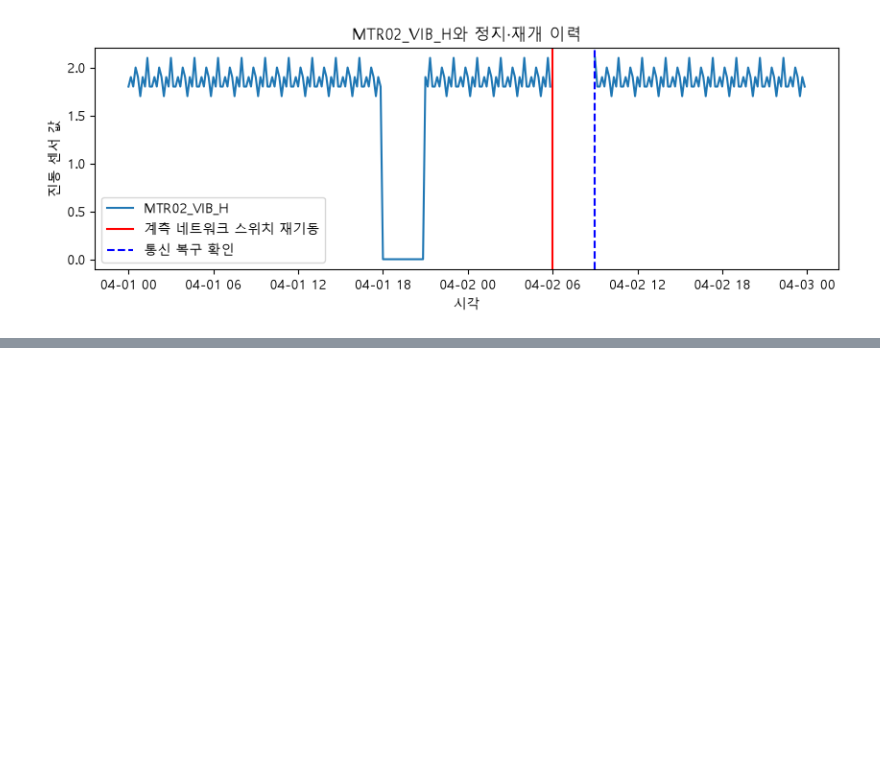
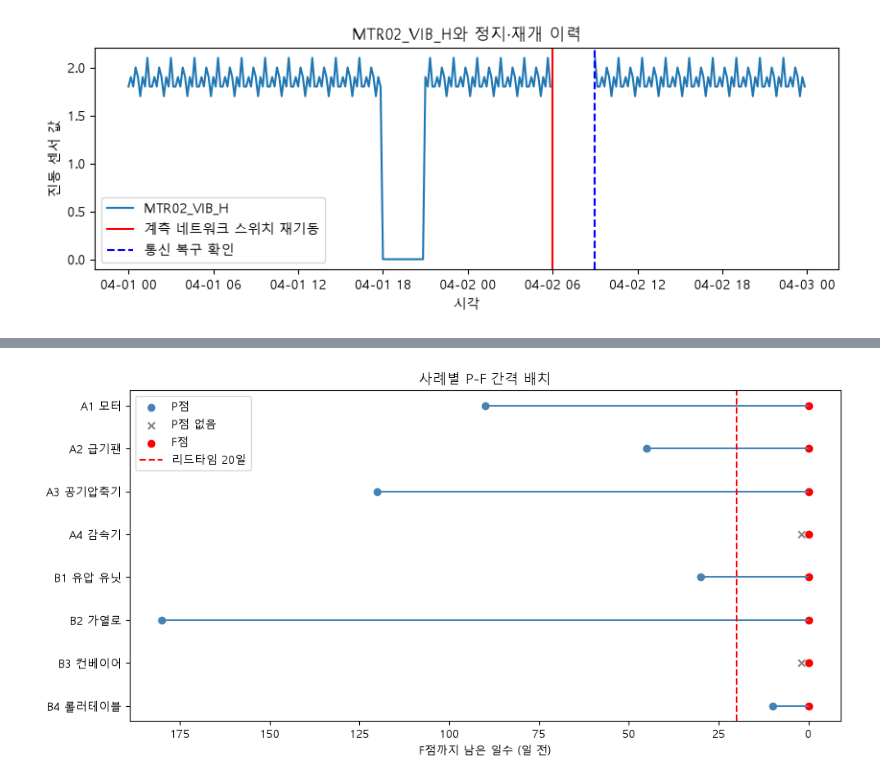
Before and after one commit to madcoww/AI-Equipment-Failure-Prediction, a Jupyter notebook: practice/day32/day32_note.ipynb, the cells around one changed output, grey strips where cells are left out. Cells and saved outputs as stored; diff of their text form; code cells hidden in the pictures; blank space fills up the shorter version.

```diff
--- a/practice/day32/day32_note.ipynb
+++ b/practice/day32/day32_note.ipynb
@@ -229,0 +421,5 @@ plt.show()
+# %%
+리드타임 = 20
+df["대응가능"] = df["PF간격_일"] > 리드타임
+# %%
+df["권장점검주기_일"] = df["PF간격_일"] / 2
@@ -229,0 +439,27 @@ plt.show()
+# %%
+
+y = np.arange(len(df))
+pf = df["PF간격_일"].to_numpy()
+has_p = pf > 0
+
+fig, ax = plt.subplots(figsize=(10, 5))
+
+ax.hlines(y[has_p], xmin=0, xmax=pf[has_p], color="steelblue")
+ax.scatter(pf[has_p], y[has_p], color="steelblue", label="P점")
+
+ax.scatter(pf[~has_p] + 2, y[~has_p], marker="x", color="gray", label="P점 없음")
+
+ax.scatter(np.zeros(len(df)), y, color="red", label="F점")
+
+ax.axvline(리드타임, color="red", linestyle="--", label=f"리드타임 {리드타임}일")
+ax.set_yticks(y)
+ax.set_yticklabels(df["사례ID"] + " " + df["설비"])
+ax.invert_yaxis()   # A1이 위에 오도록
+ax.invert_xaxis()   # 왼쪽이 과거, 오른쪽이 F점
+ax.set_xlabel("F점까지 남은 일수 (일 전)")
+ax.set_title("사례별 P-F 간격 배치")
+ax.legend()
+plt.tight_layout()
+plt.show()
+# %% [output]
+[figure, added]
```
Also changed, not shown: parts of 32 cells of this notebook, 1 other file.
